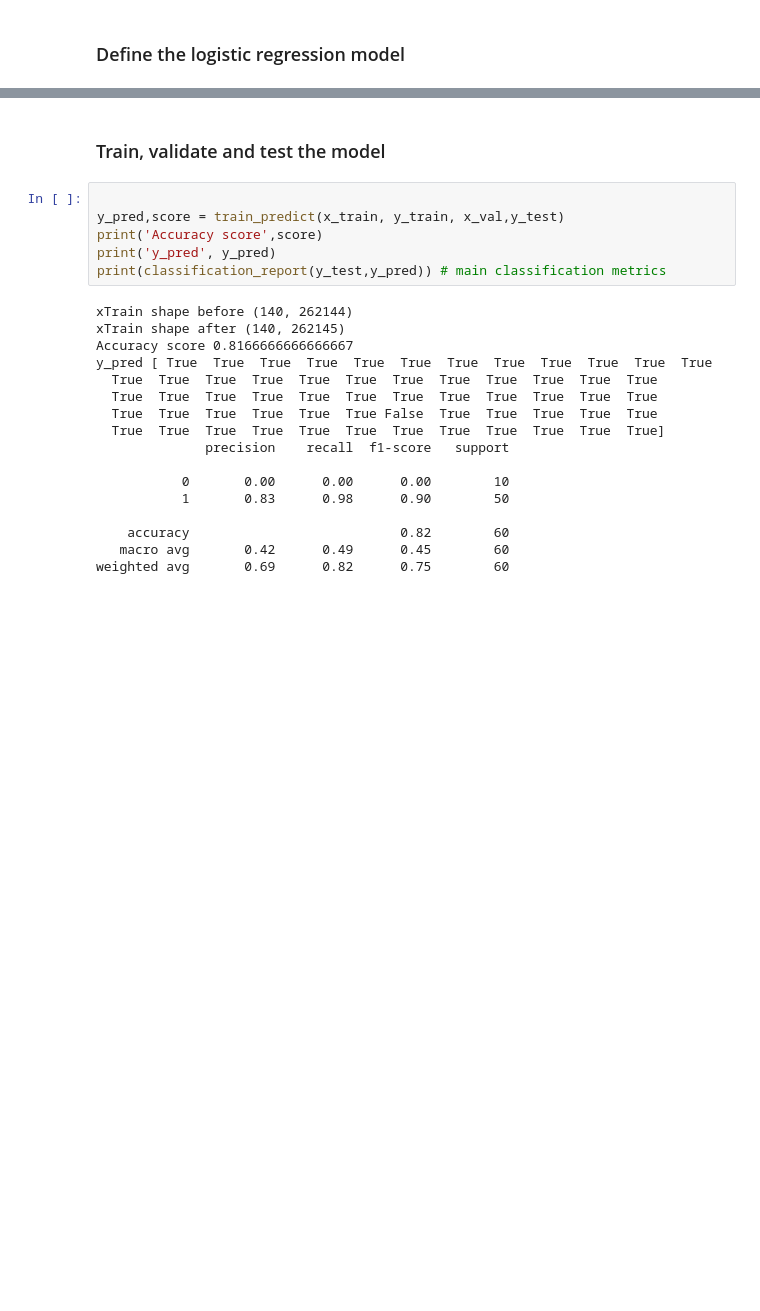
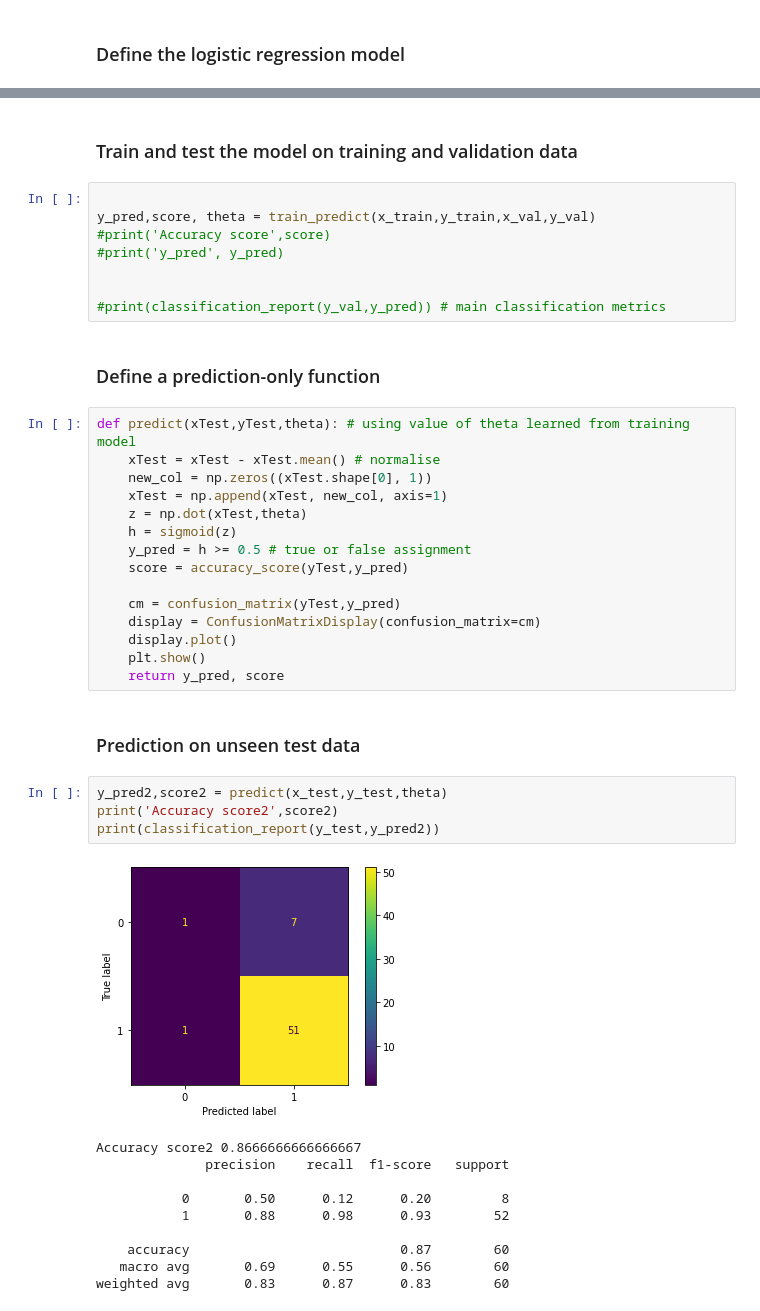
Before and after one commit to AnonymousStudent22/assessment, a Jupyter notebook: logistic_regression.ipynb, the cells around one changed output, grey strips where cells are left out. Cells and saved outputs as stored; diff of their text form; blank space fills up the shorter version.

Commit message:
Added confusion matrix for each task

```diff
--- a/logistic_regression.ipynb
+++ b/logistic_regression.ipynb
@@ -206,25 +217,44 @@ y_train.shape[0] 140
 # %% [markdown]
-### Train, validate and test the model
+### Train and test the model on training and validation data
 # %%
 
-y_pred,score = train_predict(x_train, y_train, x_val,y_test)
-print('Accuracy score',score)
-print('y_pred', y_pred)
-print(classification_report(y_test,y_pred)) # main classification metrics
+y_pred,score, theta = train_predict(x_train,y_train,x_val,y_val)
+#print('Accuracy score',score)
+#print('y_pred', y_pred)
+
+
+#print(classification_report(y_val,y_pred)) # main classification metrics
-# %% [output]
-xTrain shape before (140, 262144)
-xTrain shape after (140, 262145)
-Accuracy score 0.8166666666666667
-y_pred [ True  True  True  True  True  True  True  True  True  True  True  True
-  True  True  True  True  True  True  True  True  True  True  True  True
-  True  True  True  True  True  True  True  True  True  True  True  True
-  True  True  True  True  True  True False  True  True  True  True  True
-  True  True  True  True  True  True  True  True  True  True  True  True]
-              precision    recall  f1-score   support
-
-           0       0.00      0.00      0.00        10
-           1       0.83      0.98      0.90        50
-
-    accuracy                           0.82        60
-   macro avg       0.42      0.49      0.45        60
-weighted avg       0.69      0.82      0.75        60
+# %% [markdown]
+### Define a prediction-only function
+# %%
+def predict(xTest,yTest,theta): # using value of theta learned from training model
+    xTest = xTest - xTest.mean() # normalise
+    new_col = np.zeros((xTest.shape[0], 1))
+    xTest = np.append(xTest, new_col, axis=1)
+    z = np.dot(xTest,theta)
+    h = sigmoid(z)
+    y_pred = h >= 0.5 # true or false assignment
+    score = accuracy_score(yTest,y_pred)
+
+    cm = confusion_matrix(yTest,y_pred)
+    display = ConfusionMatrixDisplay(confusion_matrix=cm)
+    display.plot()
+    plt.show()
+    return y_pred, score
+# %% [markdown]
+### Prediction on unseen test data
+# %%
+y_pred2,score2 = predict(x_test,y_test,theta)
+print('Accuracy score2',score2)
+print(classification_report(y_test,y_pred2))
+# %% [output]
+[figure, added]
+Accuracy score2 0.8666666666666667
+              precision    recall  f1-score   support
+
+           0       0.50      0.12      0.20         8
+           1       0.88      0.98      0.93        52
+
+    accuracy                           0.87        60
+   macro avg       0.69      0.55      0.56        60
+weighted avg       0.83      0.87      0.83        60
```
Also changed, not shown: parts of 3 cells of this notebook, 1 other file.
